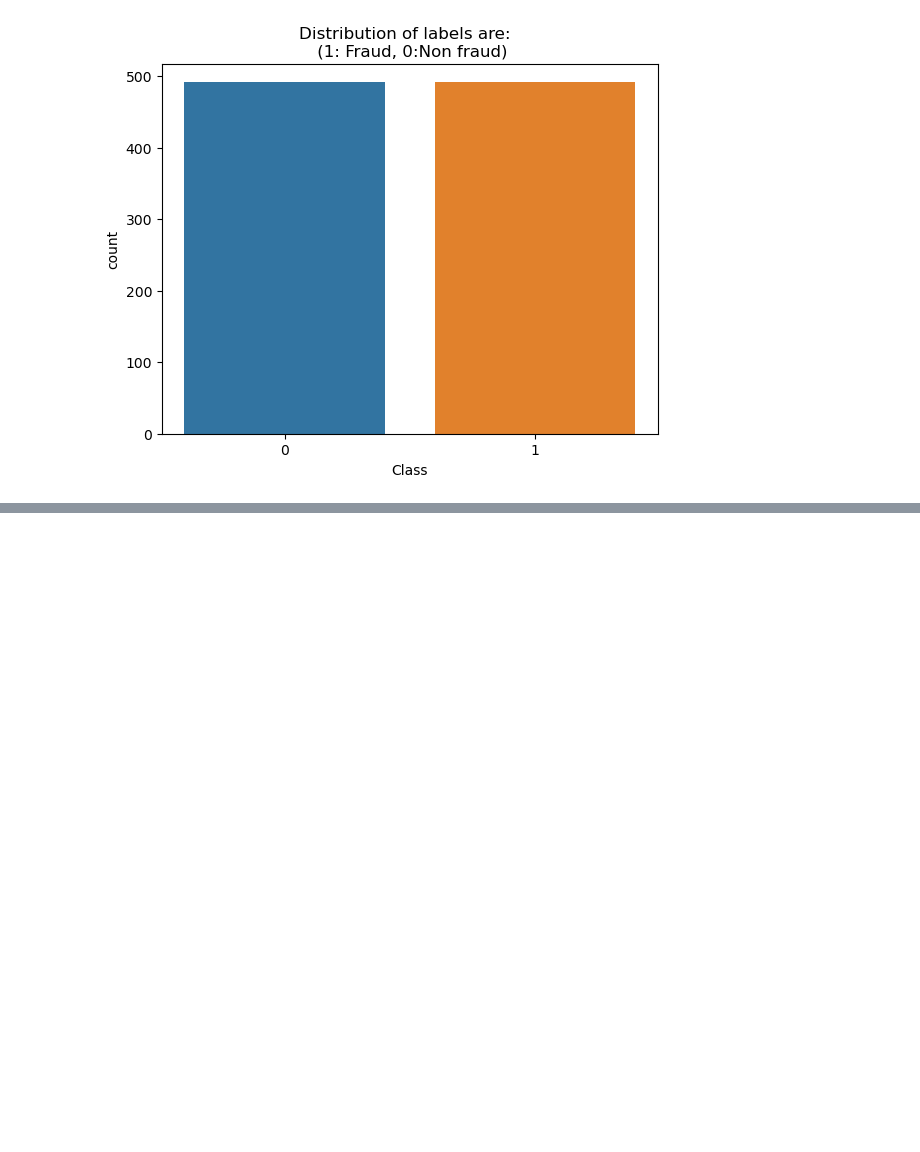
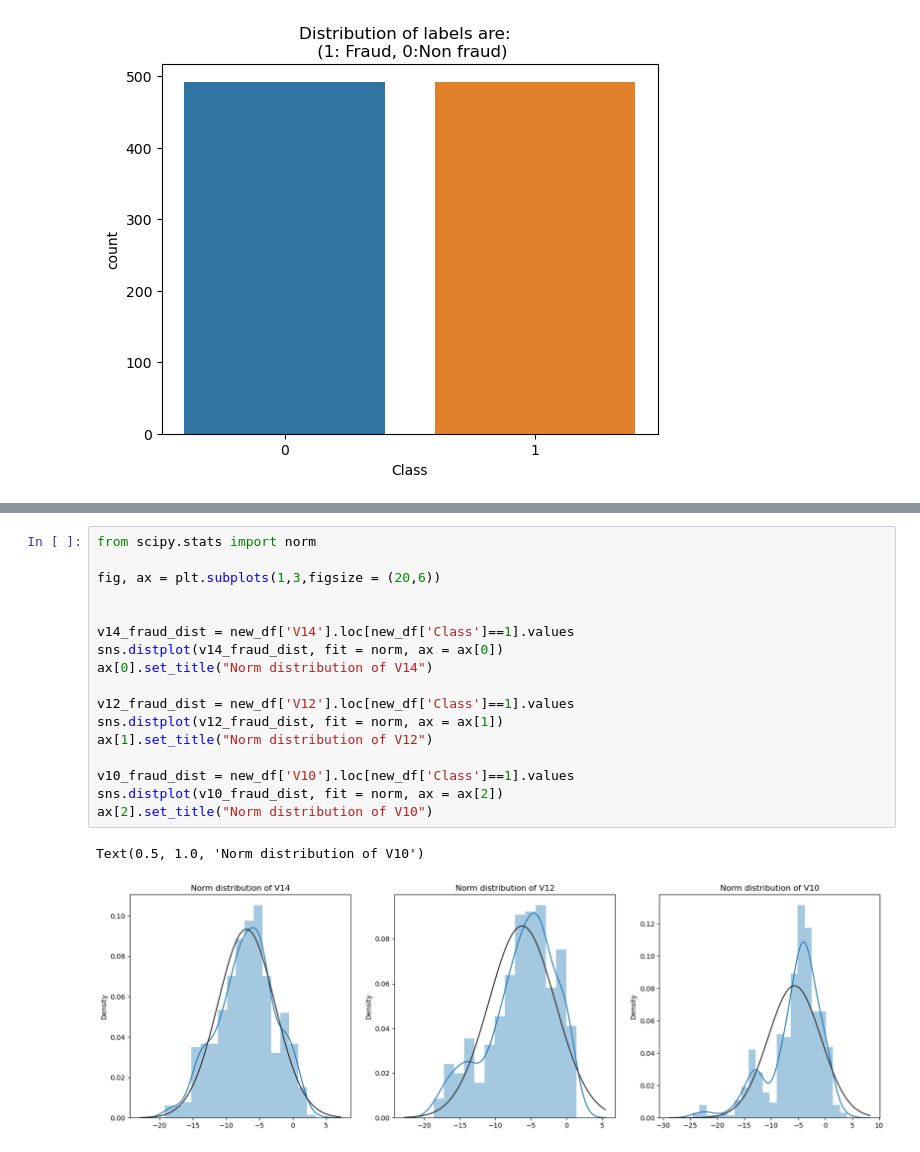
Before and after one commit to uservipin/credit_card_risk_analysis, a Jupyter notebook: credit card risk.ipynb, the cells around one changed output, grey strips where cells are left out. Saved outputs shown, nothing was run; the diff lists cells and outputs as text; blank space fills up the shorter version.

```diff
--- a/credit card risk.ipynb
+++ b/credit card risk.ipynb
@@ -282,0 +378,20 @@ plt.plot()
+# %%
+from scipy.stats import norm
+
+fig, ax = plt.subplots(1,3,figsize = (20,6))
+
+
+v14_fraud_dist = new_df['V14'].loc[new_df['Class']==1].values
+sns.distplot(v14_fraud_dist, fit = norm, ax = ax[0])
+ax[0].set_title("Norm distribution of V14")
+
+v12_fraud_dist = new_df['V12'].loc[new_df['Class']==1].values
+sns.distplot(v12_fraud_dist, fit = norm, ax = ax[1])
+ax[1].set_title("Norm distribution of V12")
+
+v10_fraud_dist = new_df['V10'].loc[new_df['Class']==1].values
+sns.distplot(v10_fraud_dist, fit = norm, ax = ax[2])
+ax[2].set_title("Norm distribution of V10")
+# %% [output]
+Text(0.5, 1.0, 'Norm distribution of V10')
+[figure, added]
```
Also changed, not shown: parts of 30 cells of this notebook.
